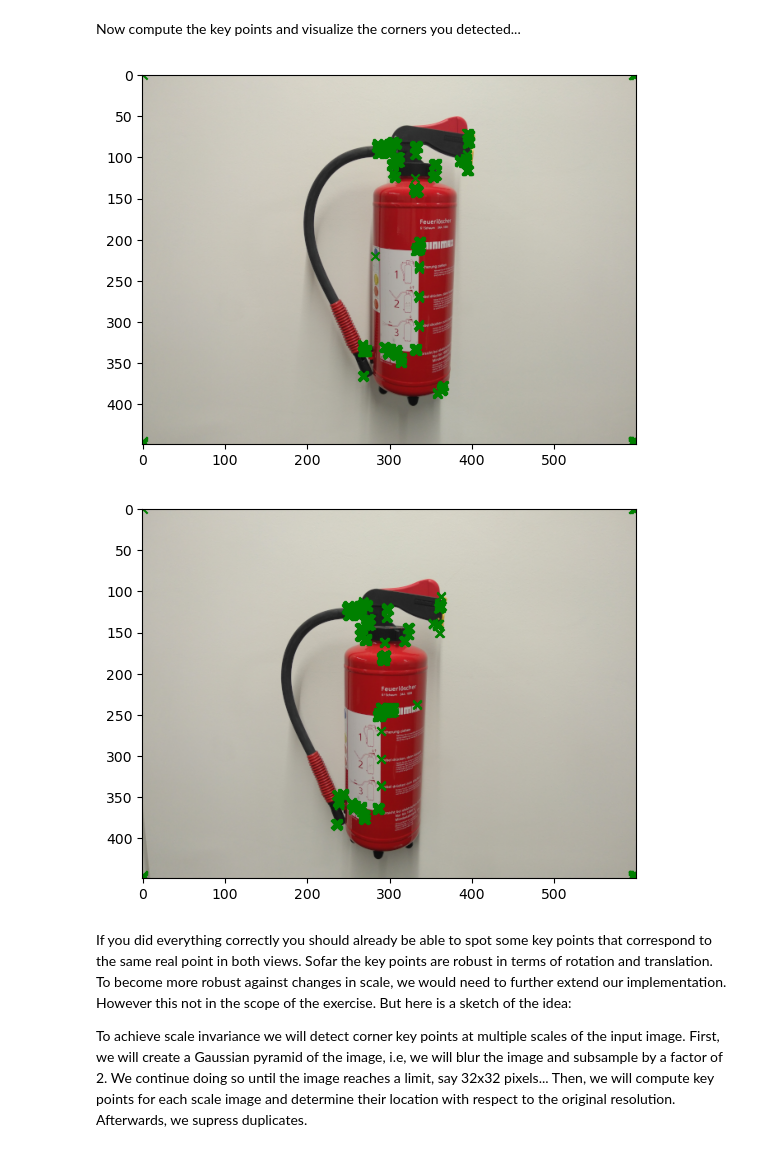
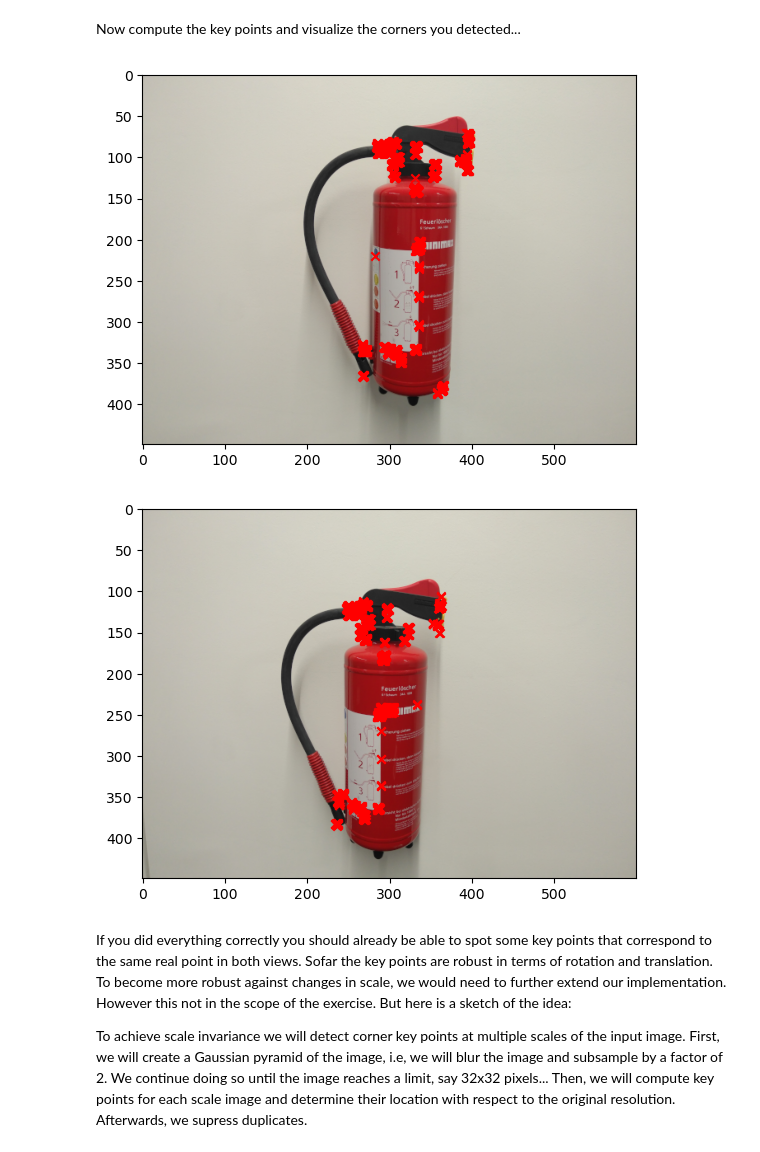
Before and after one commit to Almoatasembellahhggag/3dcv, a Jupyter notebook: 3.0-tl-feature-matching.ipynb, the cells around one changed output. Drawn from its saved outputs; the diff is of its cells as text; code cells hidden in the pictures.

```diff
--- a/3.0-tl-feature-matching.ipynb
+++ b/3.0-tl-feature-matching.ipynb
@@ -73,7 +73,17 @@ def image_gradient(image: npt.ArrayLike, axis: int) -> np.ndarray:
     :return array with the image gradient along specified axis
     """
     # TODO: implement it
-    return sobel(image, axis,mode='constant')
+
+
+    '''
+    Convolve the array using kernel K with four nested for loops.
+
+    arr -- 2D array that gets convolved
+    ker   -- kernel
+    '''
+
+    return sobel(image, axis)
+
 
 
 def compute_structure_tensor_Q(Ix: npt.ArrayLike, Iy: npt.ArrayLike, window_size: int) -> np.ndarray:
@@ -90,22 +100,20 @@ def compute_structure_tensor_Q(Ix: npt.ArrayLike, Iy: npt.ArrayLike, window_size
     Image_y_dim = Ix.shape[1]
 
     Q =np.zeros((Image_x_dim, Image_y_dim),dtype=object)
+
     for index_x in range(Image_x_dim):
         for index_y in range(Image_y_dim):
             A = 0.0
             B = 0.0
-            C= 0.0
+            C = 0.0
             for i in range (window_size):
                 for j in range (window_size):
                     if (index_x+i < Image_x_dim  and index_y+j < Image_y_dim ):
-                         A+=  (Ix[index_x+i][index_y+j])** 2
+                         A+=  (Ix[index_x+i][index_y+j] **2)
                          B+=  (Ix[index_x+i][index_y+j])*Iy[index_x+i][index_y+j]
-                         C+=  (Iy[index_x+i][index_y+j])** 2
-                    else:
-                        A+=0
-                        B+=0
-                        C+=0
-            Q[index_x][index_y]  = np.array([[A,B],[B,C]])
+                         C+=  (Iy[index_x+i][index_y+j]** 2)
+
+            Q[index_x][index_y] = np.array([[A,B],[B,C]])
     return Q
 
 
@@ -128,7 +136,6 @@ def compute_harris_score(Q: npt.ArrayLike, k: float) -> np.ndarray:
     for index_x in range(Image_x_dim):
         for index_y in range(Image_y_dim):
             [A,B],[B,C]= Q[index_x][index_y]
-
             lampda1_lampda2 = A * C - B**2
             lampda1_plus_lampda2 = A + C
             H[index_x][index_y] = lampda1_lampda2 - (k * lampda1_plus_lampda2 ** 2)
@@ -145,7 +152,6 @@ def non_maximum_suppression(H: npt.ArrayLike, threshold: int) -> np.ndarray:
 
     """
     # TODO: implement it
-
     Image_x_dim = H.shape[0]
     Image_y_dim = H.shape[1]
     N_M_S =np.zeros((Image_x_dim, Image_y_dim),dtype=bool)
@@ -168,17 +174,14 @@ def compute_angles(Ix: npt.ArrayLike, Iy: npt.ArrayLike, keypoint_mask: npt.Arra
     :return array keypoints as boolean mask
 
     """
+    Image_x_dim = Ix.shape[0]
+    Image_y_dim = Ix.shape[1]
     # TODO: implement it
-    Image_x_dim = keypoint_mask.shape[0]
-    Image_y_dim = keypoint_mask.shape[1]
-    angles = np.zeros((Image_x_dim, Image_y_dim),dtype=float)
+    angles = []
     for index_x in range(Image_x_dim):
         for index_y in range(Image_y_dim):
             if(keypoint_mask[index_x][index_y]):
-                angles[index_x][index_y] = np.arctan((Iy[index_x][index_y])/(Ix[index_x][index_y]))
-            else:
-                angles[index_x][index_y] = np.NINF
-
+                angles.append( np.arctan((Iy[index_x][index_y])/(Ix[index_x][index_y])))
     return angles
 
 
@@ -209,7 +212,6 @@ def detect_corner_keypoints(img, window_size=5, k=0.05, threshold=10):
     # TODO: implement it
     gray_gradient_x =image_gradient(gray_smoothed, 0)
     gray_gradient_y =image_gradient(gray_smoothed, 1)
-
 
     # 4. compute structure tensor Q (implement the function above and call it)
     # TODO: implement it
@@ -250,17 +252,17 @@ Now compute the key points and visualize the corners you detected...
 # %%
 def plot_keypoints(img, points):
     plt.imshow(img)
-    plt.scatter(points[:,0], points[:,1], marker='x', color='g')
+    plt.scatter(points[:,0], points[:,1], marker='x', color='r')
     plt.show()
 
 keypoints = {}
 for i, target_image in  enumerate([view1, view2]):
     points, angles = detect_corner_keypoints(target_image, window_size=5, threshold=10)
     keypoints[f"view{i+1}"] = (points, angles)
     plot_keypoints(target_image, points)
 # %% [output]
-[figure, old version]
+[figure, new version]
-[figure, old version]
+[figure, new version]
 # %% [markdown]
 If you did everything correctly you should already be able to spot some key points that correspond to the same real point in both views. Sofar the key points are robust in terms of rotation and translation. To become more robust against changes in scale, we would need to further extend our implementation. However this not in the scope of the exercise. But here is a sketch of the idea:
 
```
Also changed, not shown: parts of 2 cells of this notebook.
